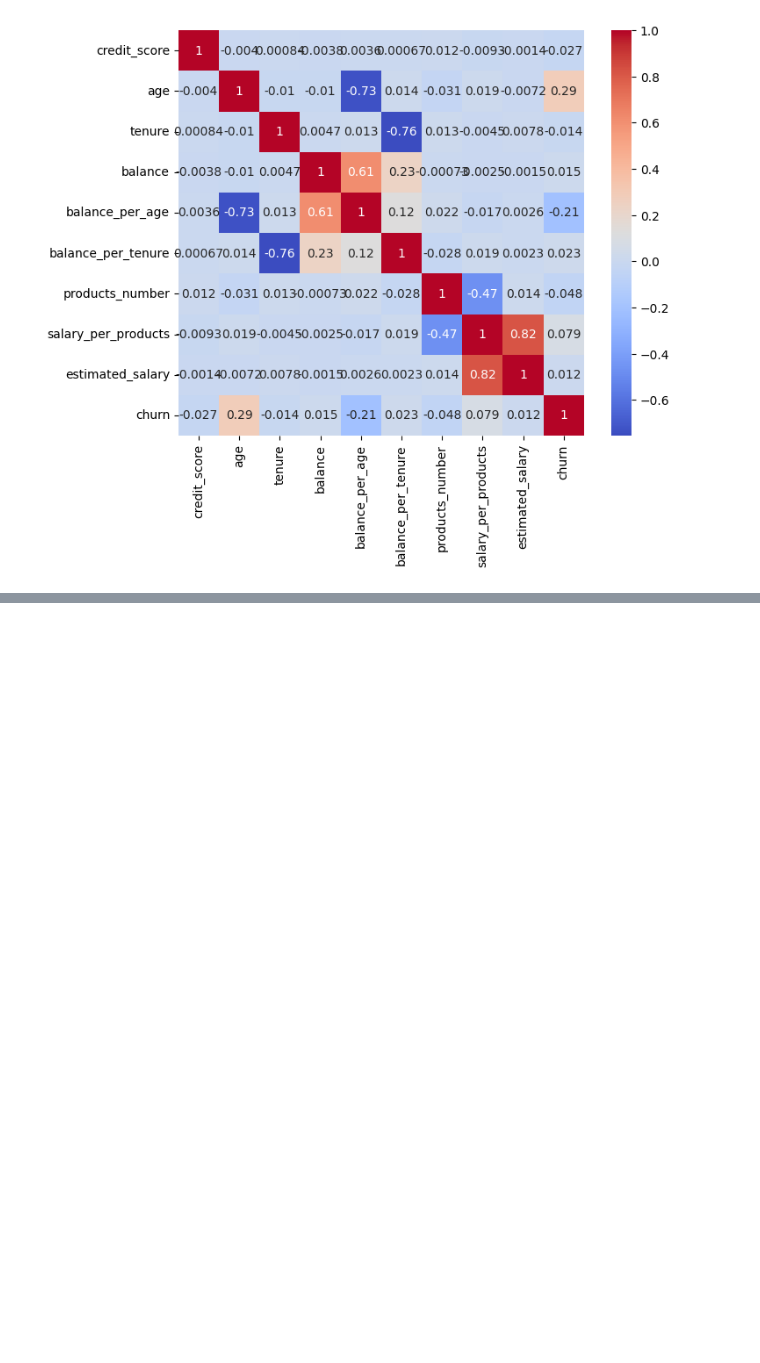
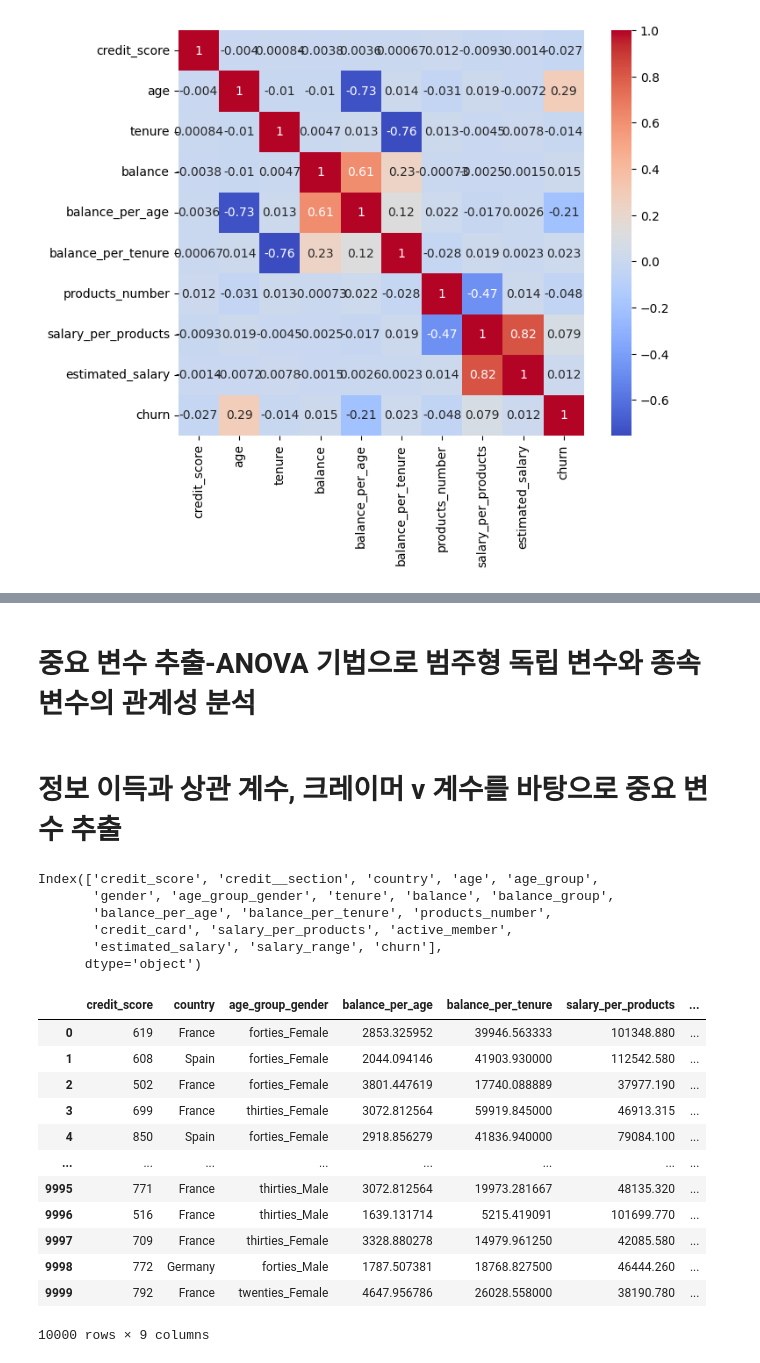
Before and after one commit to coconutkim/project_churn, a Jupyter notebook: real6.ipynb, the cells around one changed output, grey strips where cells are left out. Cells and saved outputs as stored; diff of their text form; code cells hidden in the pictures; blank space fills up the shorter version.

```diff
--- a/real6.ipynb
+++ b/real6.ipynb
@@ -192,0 +182,2 @@ df
+# %% [markdown]
+# 중요 변수 추출-ANOVA 기법으로 범주형 독립 변수와 종속 변수의 관계성 분석
@@ -192,0 +197,28 @@ df
+# %% [markdown]
+# 정보 이득과 상관 계수, 크레이머 v 계수를 바탕으로 중요 변수 추출
+# %%
+df.columns
+# %% [output]
+Index(['credit_score', 'credit__section', 'country', 'age', 'age_group',
+       'gender', 'age_group_gender', 'tenure', 'balance', 'balance_group',
+       'balance_per_age', 'balance_per_tenure', 'products_number',
+       'credit_card', 'salary_per_products', 'active_member',
+       'estimated_salary', 'salary_range', 'churn'],
+      dtype='object')
+# %%
+df_after=df.drop(['credit__section','age', 'age_group','gender','tenure','balance','balance_group','products_number','credit_card','salary_range'],axis=1)
+df_after
+# %% [output]
+|  | credit_score | country | age_group_gender | balance_per_age | balance_per_tenure | salary_per_products | ... |
+| 0 | 619 | France | forties_Female | 2853.325952 | 39946.563333 | 101348.880 | ... |
+| 1 | 608 | Spain | forties_Female | 2044.094146 | 41903.930000 | 112542.580 | ... |
+| 2 | 502 | France | forties_Female | 3801.447619 | 17740.088889 | 37977.190 | ... |
+| 3 | 699 | France | thirties_Female | 3072.812564 | 59919.845000 | 46913.315 | ... |
+| 4 | 850 | Spain | forties_Female | 2918.856279 | 41836.940000 | 79084.100 | ... |
+| ... | ... | ... | ... | ... | ... | ... | ... |
+| 9995 | 771 | France | thirties_Male | 3072.812564 | 19973.281667 | 48135.320 | ... |
+| 9996 | 516 | France | thirties_Male | 1639.131714 | 5215.419091 | 101699.770 | ... |
+| 9997 | 709 | France | thirties_Female | 3328.880278 | 14979.961250 | 42085.580 | ... |
+| 9998 | 772 | Germany | forties_Male | 1787.507381 | 18768.827500 | 46444.260 | ... |
+| 9999 | 792 | France | twenties_Female | 4647.956786 | 26028.558000 | 38190.780 | ... |
+10000 rows × 9 columns
```
Also changed, not shown: parts of 36 cells of this notebook, 6 other files.
